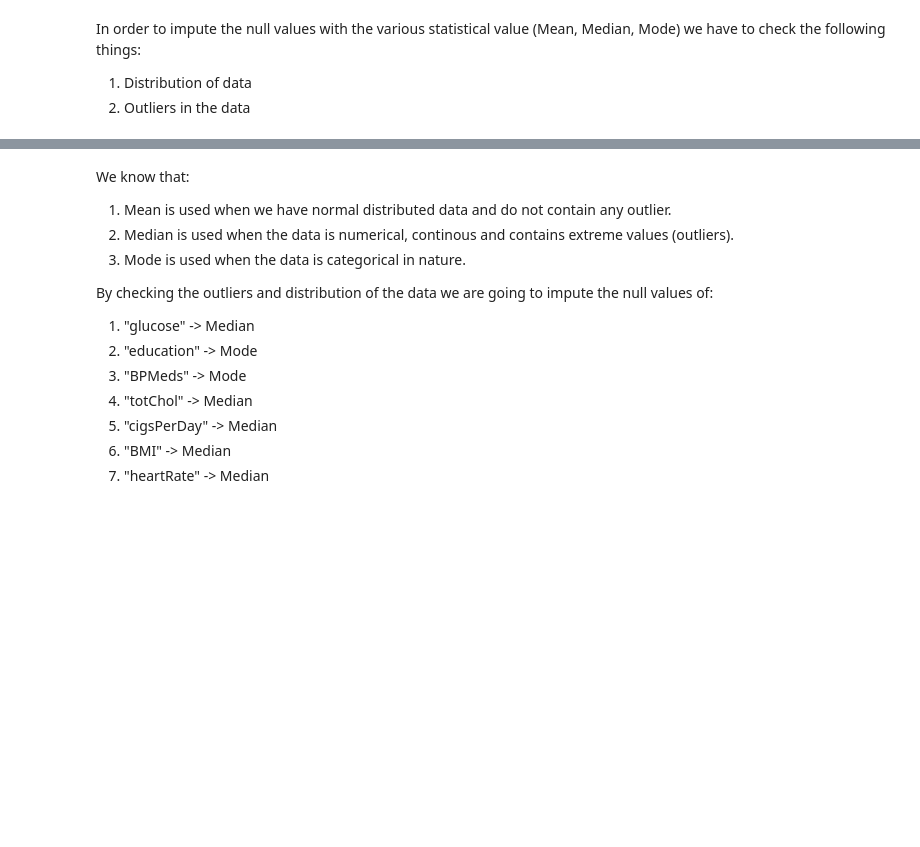
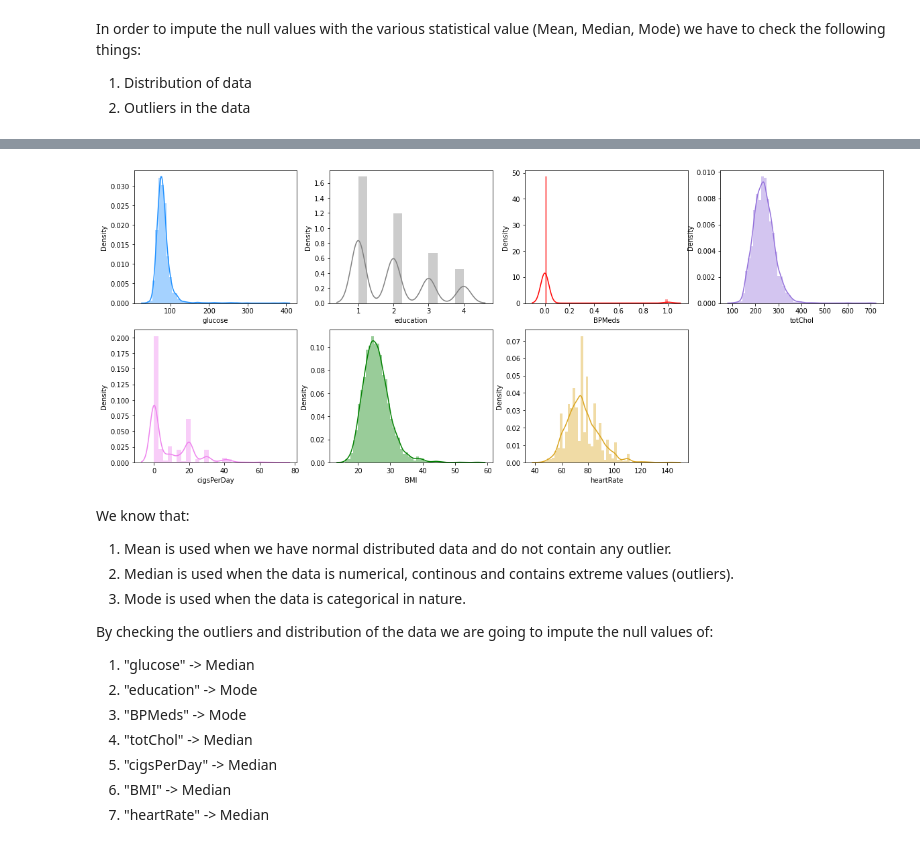
Before and after one commit to Shahrukh2016/Cardiovascular_Risk_Prediction, a Jupyter notebook: IndividualColab_CardiovascularRiskPrediction.ipynb, the cells around one changed output, grey strips where cells are left out. Drawn from its saved outputs; the diff is of its cells as text; code cells hidden in the pictures; blank space fills up the shorter version.

```diff
--- a/IndividualColab_CardiovascularRiskPrediction.ipynb
+++ b/IndividualColab_CardiovascularRiskPrediction.ipynb
@@ -183,10 +295,13 @@ df[null_list].boxplot()
 # %%
 # Plotting the frequency distribution plot for checking the distribution of each feature that contains null values
-plt.figure(figsize=(15,8))
-for i,j in enumerate(null_list):
-  plt.subplot(2,4,i+1)
-  sns.distplot(df[j])
+plt.figure(figsize=(20,8))
+colour= ['dodgerblue','grey','red','mediumpurple','violet','green','goldenrod','lime']
+for i,j in zip(null_list, colour):
+  ax= plt.subplot(2,4,null_list.index(i)+1)
+  sns.distplot(df[i],color=j)
 plt.show()
+# %% [output]
+[figure, added]
 # %% [markdown]
 We know that:
 1. Mean is used when we have normal distributed data and do not contain any outlier.
```
Also changed, not shown: parts of 35 cells of this notebook.
